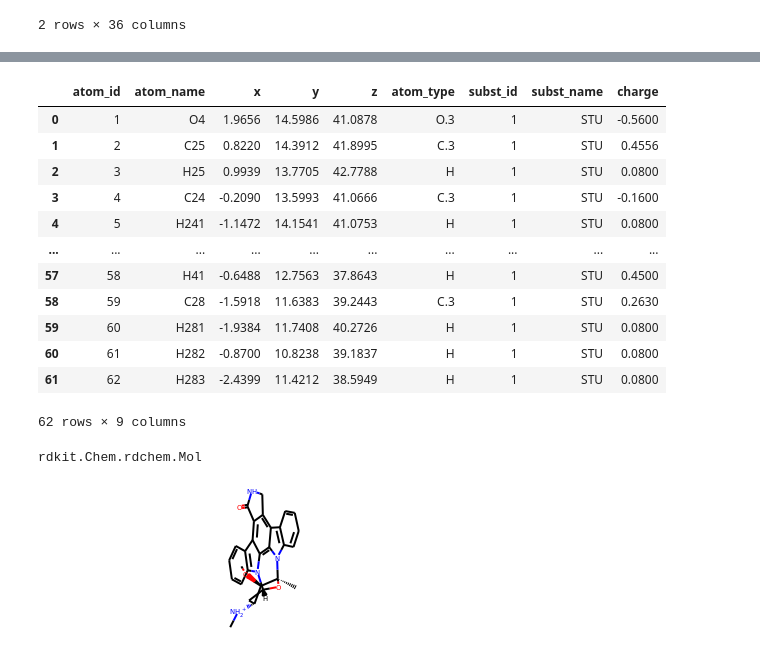
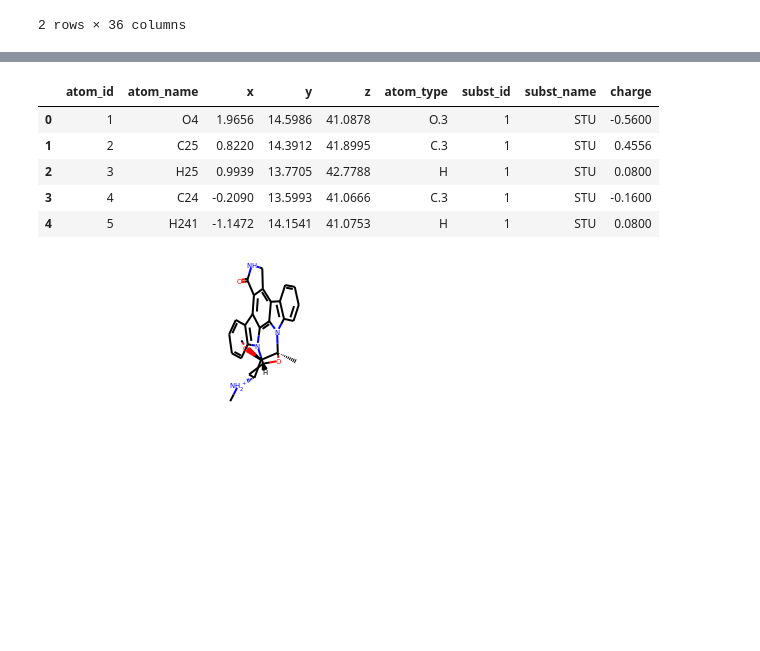
Before and after one commit to volkamerlab/klifs_utils, a Jupyter notebook: tutorial/tutorial.ipynb, the cells around one changed output, grey strips where cells are left out. Saved outputs shown, nothing was run; the diff lists cells and outputs as text; code cells hidden in the pictures; blank space fills up the shorter version.

```diff
--- a/tutorial/tutorial.ipynb
+++ b/tutorial/tutorial.ipynb
@@ -215,23 +188,12 @@ klifs.remote.coordinates.pocket.mol2_to_dataframe(33)
 # %%
-klifs.remote.coordinates.ligand.mol2_to_dataframe(33)
+klifs.remote.coordinates.ligand.mol2_to_dataframe(33).head()
 # %% [output]
 |  | atom_id | atom_name | x | y | z | atom_type | subst_id | subst_name | charge |
 | 0 | 1 | O4 | 1.9656 | 14.5986 | 41.0878 | O.3 | 1 | STU | -0.5600 |
 | 1 | 2 | C25 | 0.8220 | 14.3912 | 41.8995 | C.3 | 1 | STU | 0.4556 |
 | 2 | 3 | H25 | 0.9939 | 13.7705 | 42.7788 | H | 1 | STU | 0.0800 |
 | 3 | 4 | C24 | -0.2090 | 13.5993 | 41.0666 | C.3 | 1 | STU | -0.1600 |
 | 4 | 5 | H241 | -1.1472 | 14.1541 | 41.0753 | H | 1 | STU | 0.0800 |
-| ... | ... | ... | ... | ... | ... | ... | ... | ... | ... |
-| 57 | 58 | H41 | -0.6488 | 12.7563 | 37.8643 | H | 1 | STU | 0.4500 |
-| 58 | 59 | C28 | -1.5918 | 11.6383 | 39.2443 | C.3 | 1 | STU | 0.2630 |
-| 59 | 60 | H281 | -1.9384 | 11.7408 | 40.2726 | H | 1 | STU | 0.0800 |
-| 60 | 61 | H282 | -0.8700 | 10.8238 | 39.1837 | H | 1 | STU | 0.0800 |
-| 61 | 62 | H283 | -2.4399 | 11.4212 | 38.5949 | H | 1 | STU | 0.0800 |
-62 rows × 9 columns
-# %%
-type(klifs.remote.coordinates.ligand.mol2_to_rdkit_mol(33))
-# %% [output]
-rdkit.Chem.rdchem.Mol
 # %%
 klifs.remote.coordinates.ligand.mol2_to_rdkit_mol(33)
 #from rdkit.Chem import AllChem
```
Also changed, not shown: parts of 21 cells of this notebook, 8 other files.
